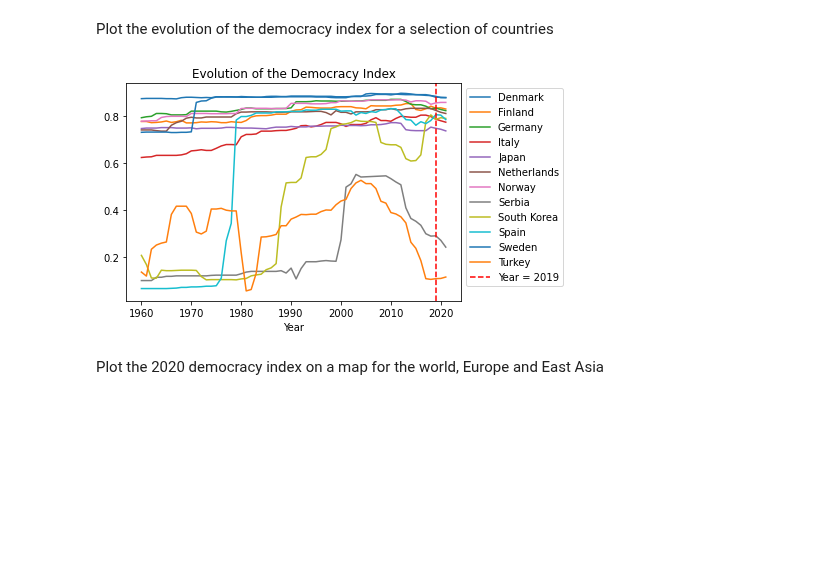
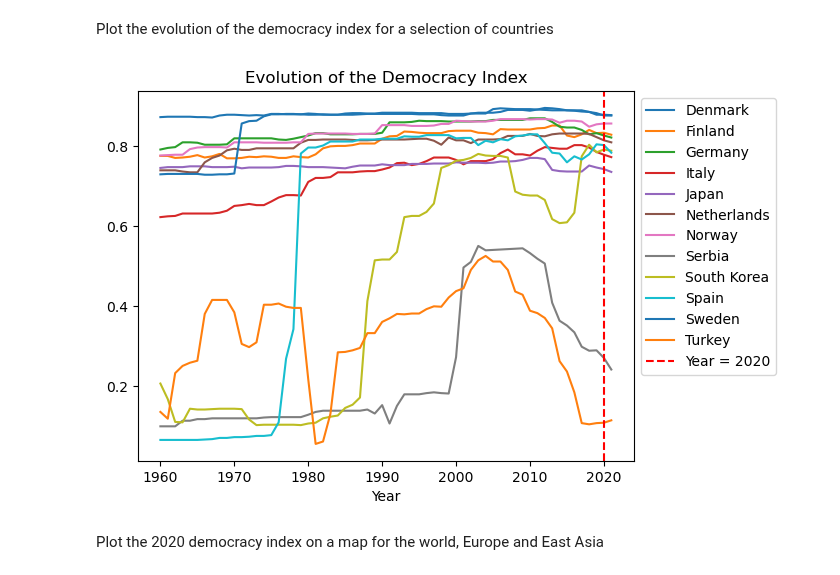
Before and after one commit to epfl-ada/ada-2022-project-datamineurs, a Jupyter notebook: ADA_coronawiki_project.ipynb, the cells around one changed output. Drawn from its saved outputs; the diff is of its cells as text; code cells hidden in the pictures; blank space fills up the shorter version.

```diff
--- a/ADA_coronawiki_project.ipynb
+++ b/ADA_coronawiki_project.ipynb
@@ -38,16 +38,16 @@ Plot the evolution of the democracy index for a selection of countries
 # %%
 #Grouping the countries and ploting their evolution.
 df_democracy_plot[(df_democracy_plot['Entity'].isin(['Denmark','Finland','Germany','Italy','Japan','Netherlands','Norway','Serbia','South Korea', 'Spain', 'Sweden', 'Turkey']))].groupby('Entity')['libdem_vdem_owid'].plot(x='Year',y='libdem_vdem_owid',legend=True)
 
 #Drawing the limit of the year 2019 since this is the year where we will consider the democracy score for the countries for our study
-plt.axvline(x = 2019, color = 'r',ls='--', label = 'Year = 2019')
+plt.axvline(x = 2020, color = 'r',ls='--', label = 'Year = 2020')
 plt.title('Evolution of the Democracy Index')
 plt.legend(bbox_to_anchor=(1.0, 1.0))
 plt.show()
 #resent the index from the Year to before the plotting...
 df_democracy_plot.reset_index(inplace=True)
 # %% [output]
-[figure, old version]
+[figure, new version]
 # %% [markdown]
 Plot the 2020 democracy index on a map for the world, Europe and East Asia
 # %%
```
Also changed, not shown: parts of 6 cells of this notebook.
